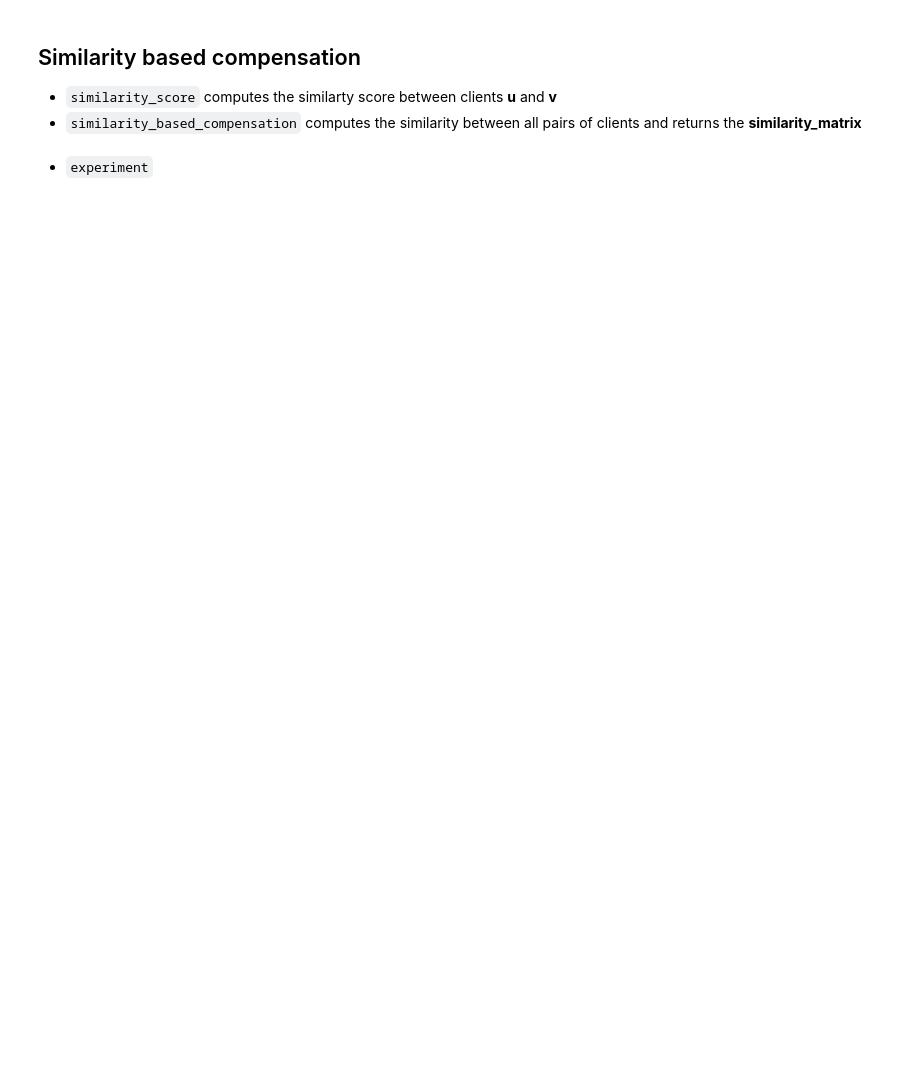
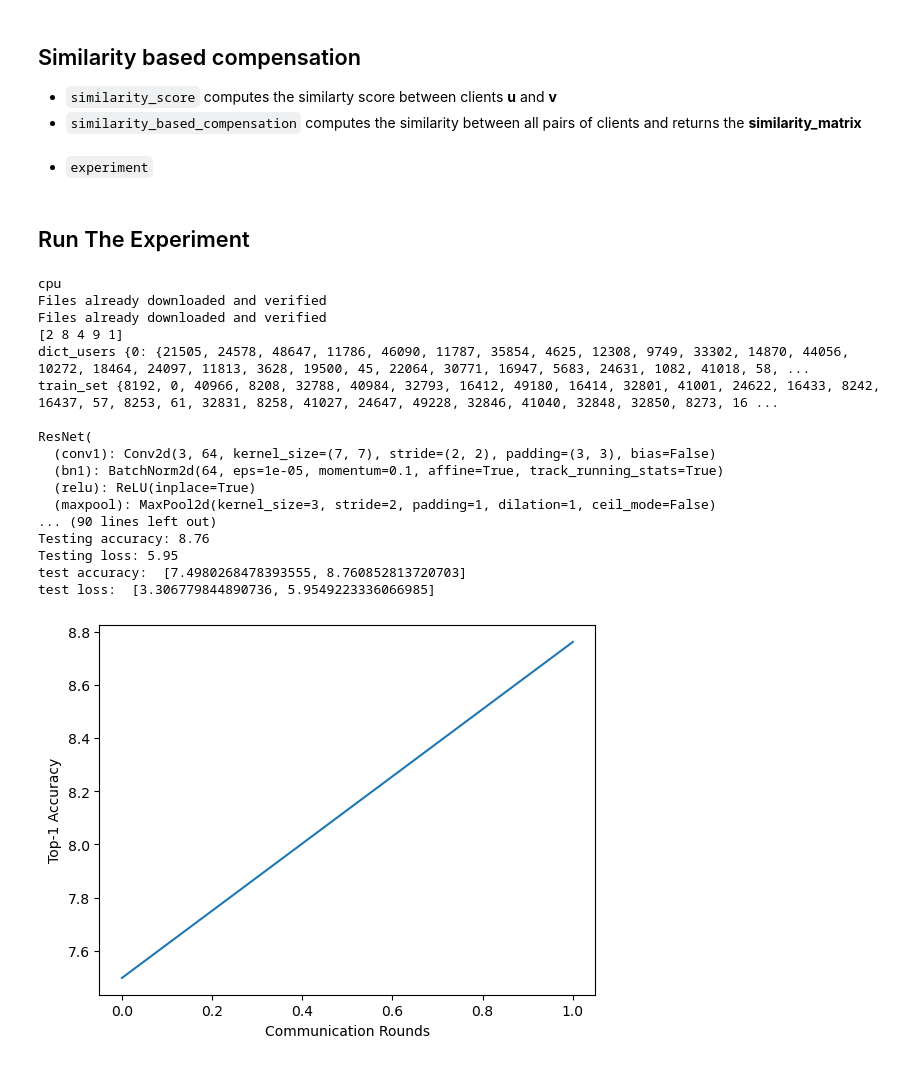
Before and after one commit to sonnenpelzx/federated-learning, a Jupyter notebook: experiments/run-experiment.ipynb, the cells around one changed output. Saved outputs shown, nothing was run; the diff lists cells and outputs as text; code cells hidden in the pictures; blank space fills up the shorter version.

Commit message:
test-experiment

```diff
--- a/experiments/run-experiment.ipynb
+++ b/experiments/run-experiment.ipynb
@@ -22,8 +20,11 @@ experiment = "mag-p06-spar06-comp"
+# %%
+experiment_category = "mag" # mag, synflow or fedspa
+experiment = "test-experiment"
 # %%
 from utils.options import args_parser
 
 # Read the arguments from the text file
-args_file = nb_dir + '/save/results/mag/' + experiment + '/args.txt'
+args_file = nb_dir + '/save/results/' + experiment_category + '/' + experiment + '/args.txt'
 print(args_file)
 with open(args_file, 'r') as file:
     args = args_parser(file.read().split())
@@ -88,11 +88,16 @@ def similarity_score(u: int,v: int, w_locals, args) -> float:
     Returns:
         float: The similarity score between the two clients based on the Euclidean distance.
     """
+    # print('locals: ', len(w_locals), type(w_locals), w_locals[:2])
     w_u, w_v = w_locals[u], w_locals[v]
     diference_vector = torch.tensor([]).to(args.device)
     for k in w_u.keys():
+        # print('size k', k, w_u[k].size())
         diference_vector = torch.cat((diference_vector, torch.flatten(w_u[k]) - torch.flatten(w_v[k])), dim=0)
     distance = torch.norm(diference_vector)
+    # print(u, v, 'distance', distance)
+    # print('w_v', u, v, type(w_v), w_v.keys())
+    # print('w_v layer 0',  type(w_v['layers.0.weight']), w_v['layers.0.weight'] )
     return -distance
 
 def similarity_based_compensation(w_locals, users_received, args, sm):
@@ -104,11 +109,11 @@ def similarity_based_compensation(w_locals, users_received, args, sm):
         # find the most similar received / updated user
         most_similar = users_received[0]
         for neighbor in users_received:
-
+            # print('u, v, most_similar', u, neighbor, most_similar, similarity_score(u, neighbor, w_locals), similarity_score(u, most_similar, w_locals))
             similarity = similarity_score(u, neighbor, w_locals, args)
             sm[u][neighbor] = similarity.item() * -1
             sm[neighbor][u] = similarity.item() * -1
-            if similarity > similarity_score(u, most_similar, w_locals, args):
+            if similarity > sm[u][most_similar]:
                 most_similar = neighbor
 
         # update the similarity matrix
@@ -118,11 +123,13 @@ def similarity_based_compensation(w_locals, users_received, args, sm):
 # %% [markdown]
 - `experiment`
 # %%
-if __name__ == '__main__':
+def run_experiment(experiment):
     # parse args
     args.device = torch.device('cuda:{}'.format(args.gpu) if torch.cuda.is_available() and args.gpu != -1 else 'cpu')
+    print(args.device)
 
     iters = 5
+    compression = 1
     alphas = [i/5 for i in range(0, iters)]
     # seeds = [0,99,345]
     seeds = [0]
@@ -154,7 +161,10 @@ if __name__ == '__main__':
             if args.iid:
                 dict_users = cifar_iid(dataset_train, args.num_users)
             else:
-                dict_users = cifar_noniid(dataset_train, args.num_users)
+                dict_users, train_set = cifar_noniid(dataset_train, args.num_users)
+                print('dict_users', dict_users)
+                print('train_set', train_set)
+                print()
         else:
             exit('Error: unrecognized dataset')
         img_size = dataset_train[0][0].shape
@@ -201,6 +211,7 @@ if __name__ == '__main__':
         w_locals = [copy.deepcopy(w_glob) for i in range(args.num_users)]
 
         for iter in range(args.epochs_end):
+            print("iteration",iter)
             loss_locals = []
             idxs_users = get_successful_users(args.p, args.num_users)
             print('RANDOM USER INDICES', idxs_users)
@@ -228,7 +239,7 @@ if __name__ == '__main__':
             loss_train.append(loss_avg)
             if (iter - args.epochs_start) % args.epochs_step == 0 and iter >= args.epochs_start:
                 net_glob.eval()
-                acc_test, loss_test = test_img(net_glob, dataset_test, args)
+                acc_test, loss_test = test_img(net_glob, dataset_train, args, train_set)
                 print("Testing accuracy: {:.2f}".format(acc_test))
                 print("Testing loss: {:.2f}".format(loss_test))
 
@@ -250,7 +261,7 @@ if __name__ == '__main__':
     time = now.strftime("%H_%M_%S")
 
     # Create the directory if it doesn't exist
-    save_dir = f"../save/{date}"
+    save_dir = f"../save/results/{experiment_category}/{experiment}/{date}"
     os.makedirs(save_dir, exist_ok=True)
 
     # Save the plot
@@ -261,9 +272,32 @@ if __name__ == '__main__':
     plt.xlabel('Communication Rounds')
     plt.ylabel('Loss')
     plt.title('')
-    plt.savefig(f"{save_dir}/similarity_test_loss_{args.prune_epochs}_{args.compensation}_{args.dataset}_{args.model}_{args.iid}_{args.p}_{args.num_users}_{args.epochs_start}_{args.epochs_end}_{time}.png")
-    np.savez(f"{save_dir}/similarity_test_loss_{args.prune_epochs}_{args.compensation}_{args.dataset}_{args.model}_{args.iid}_{args.p}_{args.num_users}_{args.epochs_start}_{args.epochs_end}_{time}", y = np.array(y_vals['loss']), x = np.array(x_vals))
-    np.savez(f"{save_dir}/similarity_test_acc_{args.prune_epochs}_{args.compensation}_{args.dataset}_{args.model}_{args.iid}_{args.p}_{args.num_users}_{args.epochs_start}_{args.epochs_end}_{time}", y = np.array(y_vals['acc']), x = np.array(x_vals))
+    plt.savefig(f"{save_dir}/similarity_test_loss_{args.pruner}_{args.prune_epochs}_{args.compensation}_{args.dataset}_{args.model}_{args.iid}_{args.p}_{args.num_users}_{args.epochs_start}_{args.epochs_end}_{time}.png")
+    np.savez(f"{save_dir}/similarity_test_loss_{args.pruner}_{args.prune_epochs}_{args.compensation}_{args.dataset}_{args.model}_{args.iid}_{args.p}_{args.num_users}_{args.epochs_start}_{args.epochs_end}_{time}", y = np.array(y_vals['loss']), x = np.array(x_vals))
+    np.savez(f"{save_dir}/similarity_test_acc_{args.pruner}_{args.prune_epochs}_{args.compensation}_{args.dataset}_{args.model}_{args.iid}_{args.p}_{args.num_users}_{args.epochs_start}_{args.epochs_end}_{time}", y = np.array(y_vals['acc']), x = np.array(x_vals))
     plt.imshow(np.array(sm), cmap='viridis')  # cmap specifies the colormap (color scheme)
     plt.colorbar()
-    plt.savefig(f"{save_dir}/sm_{args.prune_epochs}_{args.compensation}_{args.dataset}_{args.model}_{args.iid}_{args.p}_{args.num_users}_{args.epochs_start}_{args.epochs_end}_{time}.png")
+    plt.savefig(f"{save_dir}/sm_{args.pruner}_{args.prune_epochs}_{args.compensation}_{args.dataset}_{args.model}_{args.iid}_{args.p}_{args.num_users}_{args.epochs_start}_{args.epochs_end}_{time}.png")
+# %% [markdown]
+## Run The Experiment
+# %%
+run_experiment(experiment)
+# %% [output]
+cpu
+Files already downloaded and verified
+Files already downloaded and verified
+[2 8 4 9 1]
+dict_users {0: {21505, 24578, 48647, 11786, 46090, 11787, 35854, 4625, 12308, 9749, 33302, 14870, 44056, 10272, 18464, 24097, 11813, 3628, 19500, 45, 22064, 30771, 16947, 5683, 24631, 1082, 41018, 58, ...
+train_set {8192, 0, 40966, 8208, 32788, 40984, 32793, 16412, 49180, 16414, 32801, 41001, 24622, 16433, 8242, 16437, 57, 8253, 61, 32831, 8258, 41027, 24647, 49228, 32846, 41040, 32848, 32850, 8273, 16 ...
+
+ResNet(
+  (conv1): Conv2d(3, 64, kernel_size=(7, 7), stride=(2, 2), padding=(3, 3), bias=False)
+  (bn1): BatchNorm2d(64, eps=1e-05, momentum=0.1, affine=True, track_running_stats=True)
+  (relu): ReLU(inplace=True)
+  (maxpool): MaxPool2d(kernel_size=3, stride=2, padding=1, dilation=1, ceil_mode=False)
+... (90 lines left out)
+Testing accuracy: 8.76
+Testing loss: 5.95
+test accuracy:  [7.4980268478393555, 8.760852813720703]
+test loss:  [3.306779844890736, 5.9549223336066985]
+[figure, added]
```
Also changed, not shown: parts of 5 cells of this notebook, 1 other file.
